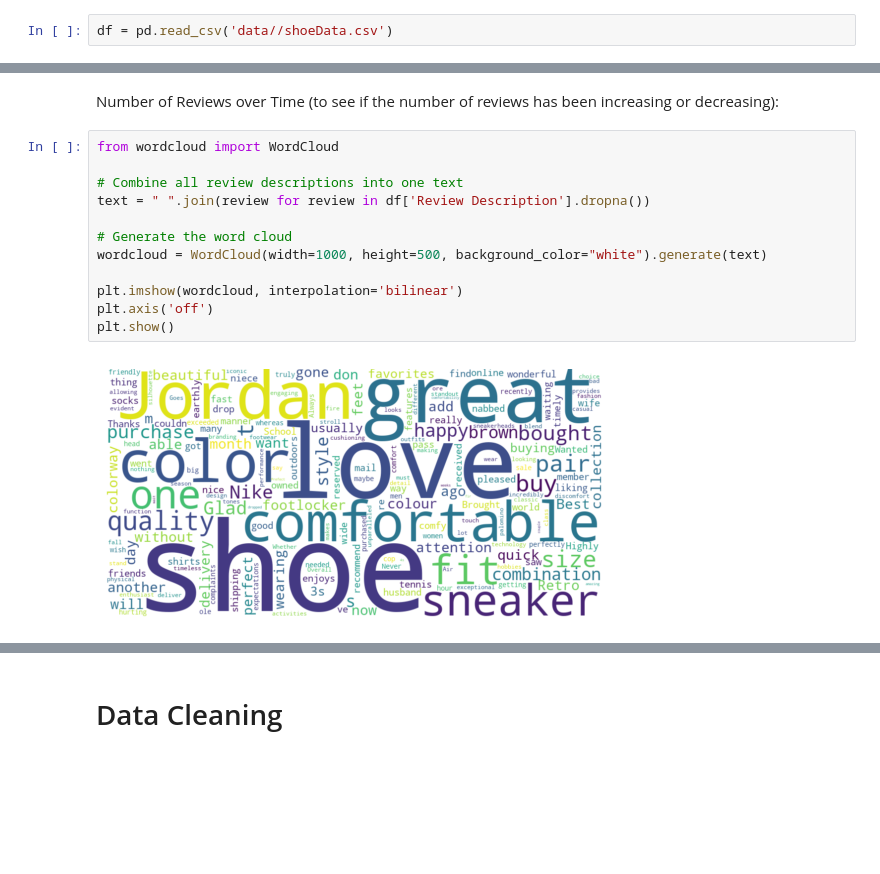
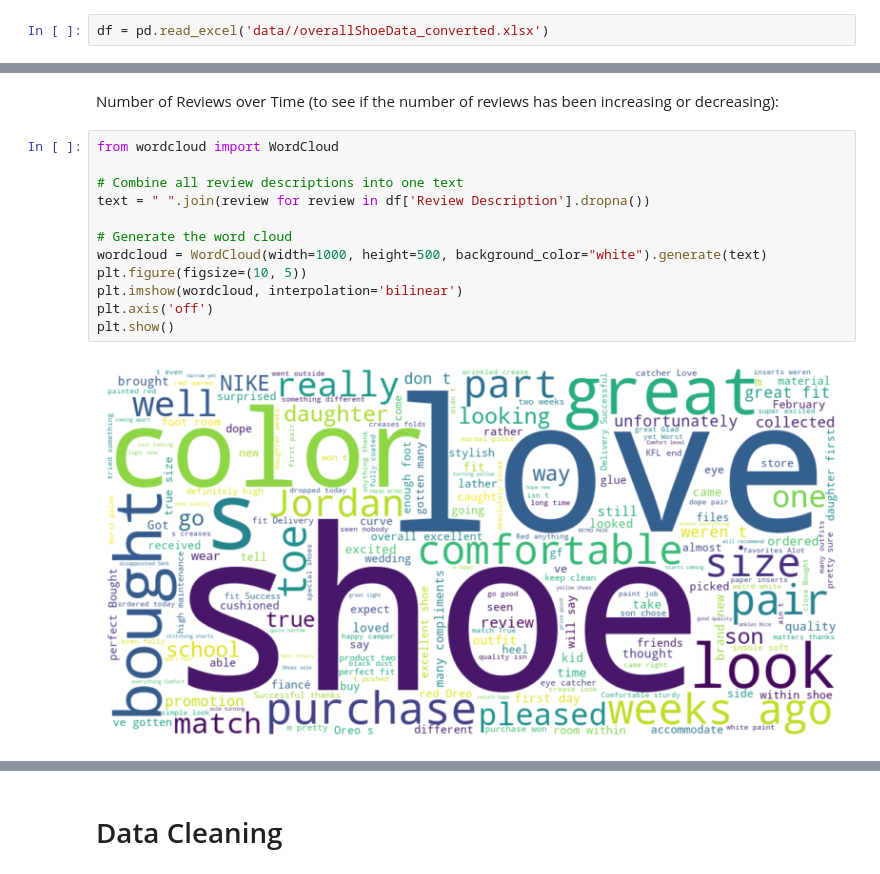
Before and after one commit to firdauzbk/shoe-prediction, a Jupyter notebook: shoe_prediction.ipynb, the cells around one changed output, grey strips where cells are left out. Cells and saved outputs as stored; diff of their text form; blank space fills up the shorter version.

```diff
--- a/shoe_prediction.ipynb
+++ b/shoe_prediction.ipynb
@@ -23,7 +23,7 @@ from sklearn.metrics import classification_report
 from sklearn.metrics import confusion_matrix
 from sklearn.metrics import accuracy_score
 # %%
-df = pd.read_csv('data//shoeData.csv')
+df = pd.read_excel('data//overallShoeData_converted.xlsx')
 # %% [markdown]
 # Data Exploration
 # %%
@@ -147,14 +145,14 @@ Number of Reviews over Time (to see if the number of reviews has been increasing
 # %%
 from wordcloud import WordCloud
 
 # Combine all review descriptions into one text
 text = " ".join(review for review in df['Review Description'].dropna())
 
 # Generate the word cloud
 wordcloud = WordCloud(width=1000, height=500, background_color="white").generate(text)
-
+plt.figure(figsize=(10, 5))
 plt.imshow(wordcloud, interpolation='bilinear')
 plt.axis('off')
 plt.show()
 # %% [output]
-[figure, old version]
+[figure, new version]
```
Also changed, not shown: parts of 22 cells of this notebook.
